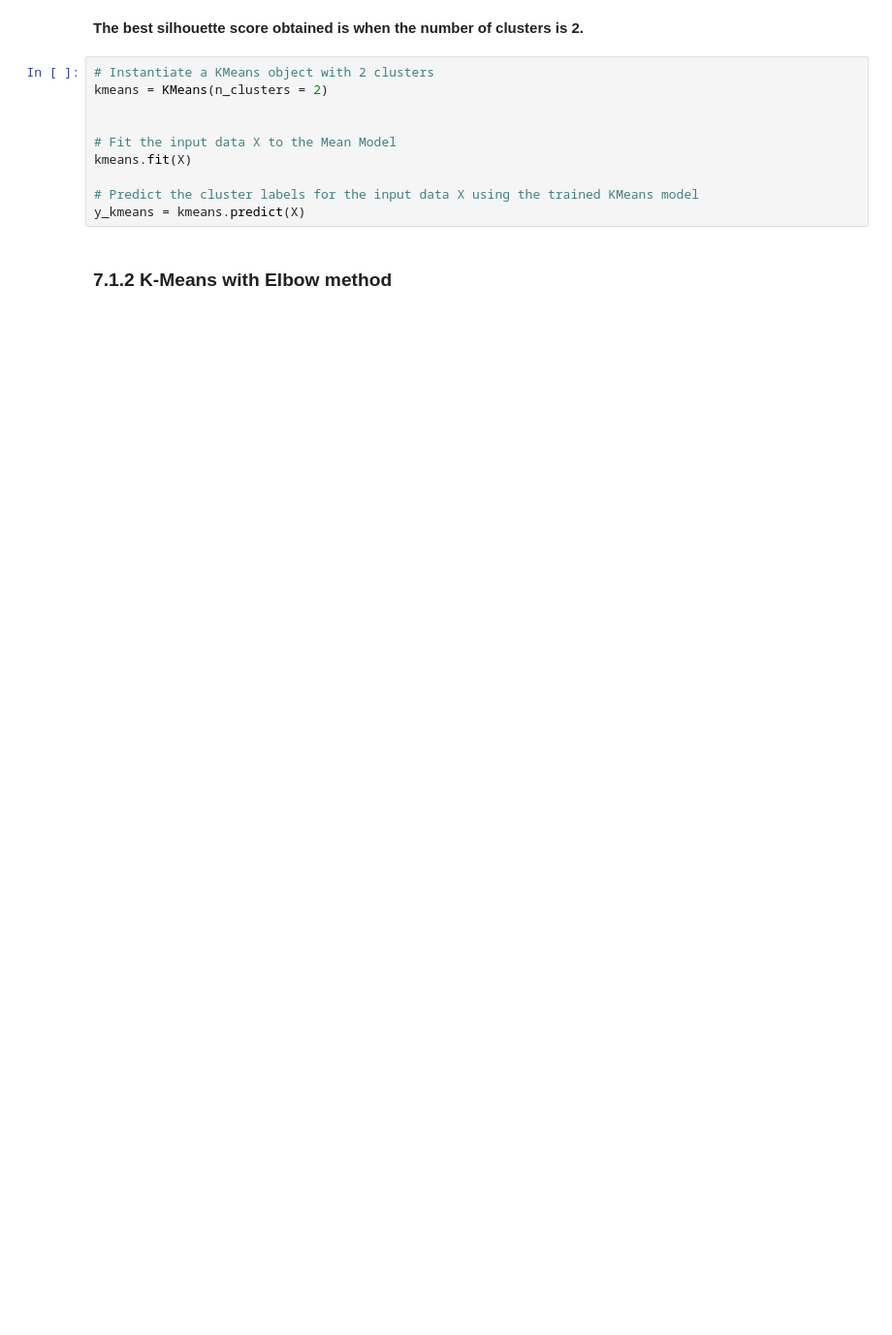
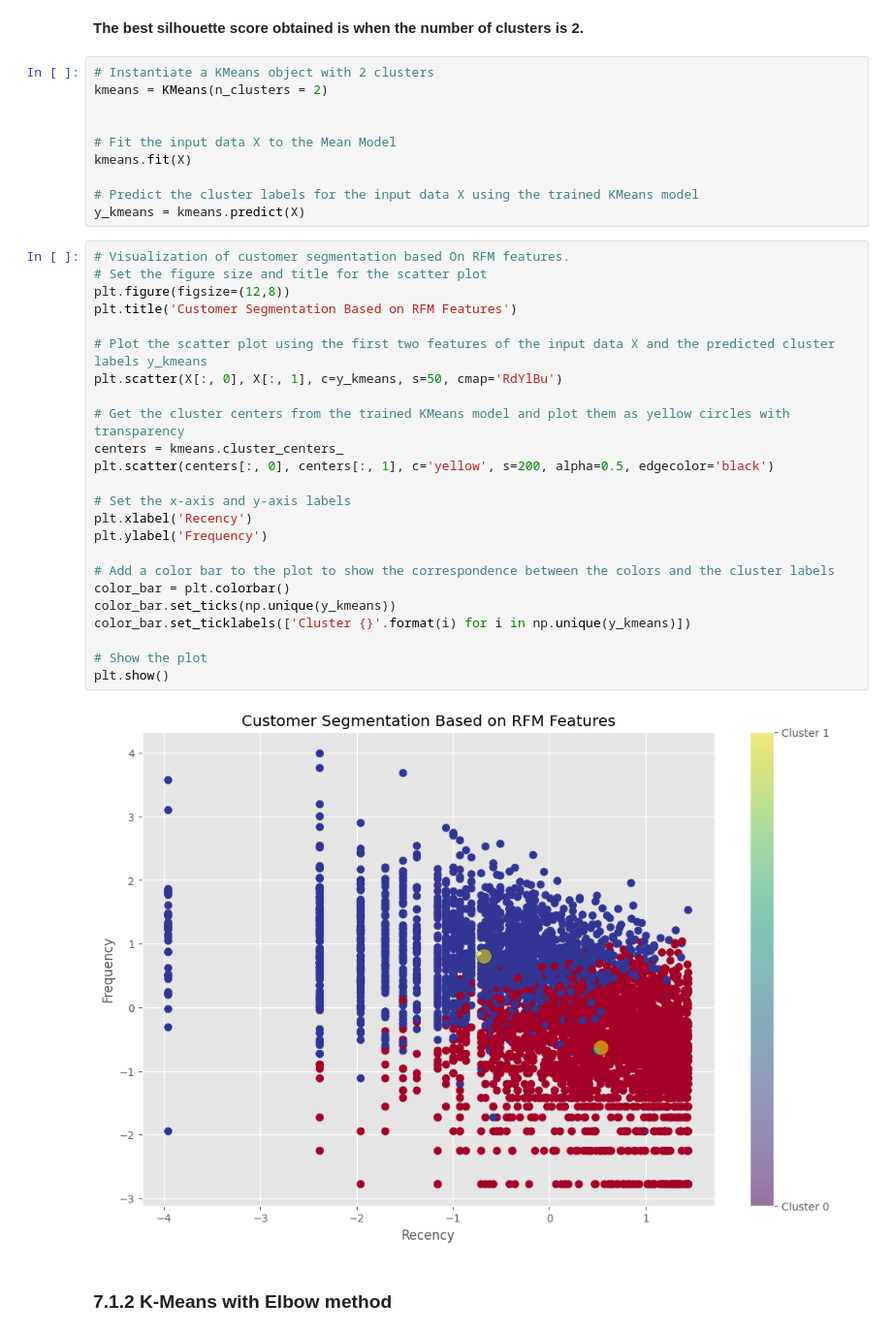
Before and after one commit to Preetirai-tech/Online-Retail-Customer-Segmentation-Project, a Jupyter notebook: Customer_Segmentation.ipynb, the cells around one changed output. Shown at 97% size. Saved outputs shown, nothing was run; the diff lists cells and outputs as text; blank space fills up the shorter version.

```diff
--- a/Customer_Segmentation.ipynb
+++ b/Customer_Segmentation.ipynb
@@ -1054,5 +1056,31 @@ kmeans.fit(X)
 
 # Predict the cluster labels for the input data X using the trained KMeans model
 y_kmeans = kmeans.predict(X)
+# %%
+# Visualization of customer segmentation based On RFM features.
+# Set the figure size and title for the scatter plot
+plt.figure(figsize=(12,8))
+plt.title('Customer Segmentation Based on RFM Features')
+
+# Plot the scatter plot using the first two features of the input data X and the predicted cluster labels y_kmeans
+plt.scatter(X[:, 0], X[:, 1], c=y_kmeans, s=50, cmap='RdYlBu')
+
+# Get the cluster centers from the trained KMeans model and plot them as yellow circles with transparency
+centers = kmeans.cluster_centers_
+plt.scatter(centers[:, 0], centers[:, 1], c='yellow', s=200, alpha=0.5, edgecolor='black')
+
+# Set the x-axis and y-axis labels
+plt.xlabel('Recency')
+plt.ylabel('Frequency')
+
+# Add a color bar to the plot to show the correspondence between the colors and the cluster labels
+color_bar = plt.colorbar()
+color_bar.set_ticks(np.unique(y_kmeans))
+color_bar.set_ticklabels(['Cluster {}'.format(i) for i in np.unique(y_kmeans)])
+
+# Show the plot
+plt.show()
+# %% [output]
+[figure, added]
 # %% [markdown]
 ### **7.1.2 K-Means with Elbow method**
```
Also changed, not shown: parts of 28 cells of this notebook.
